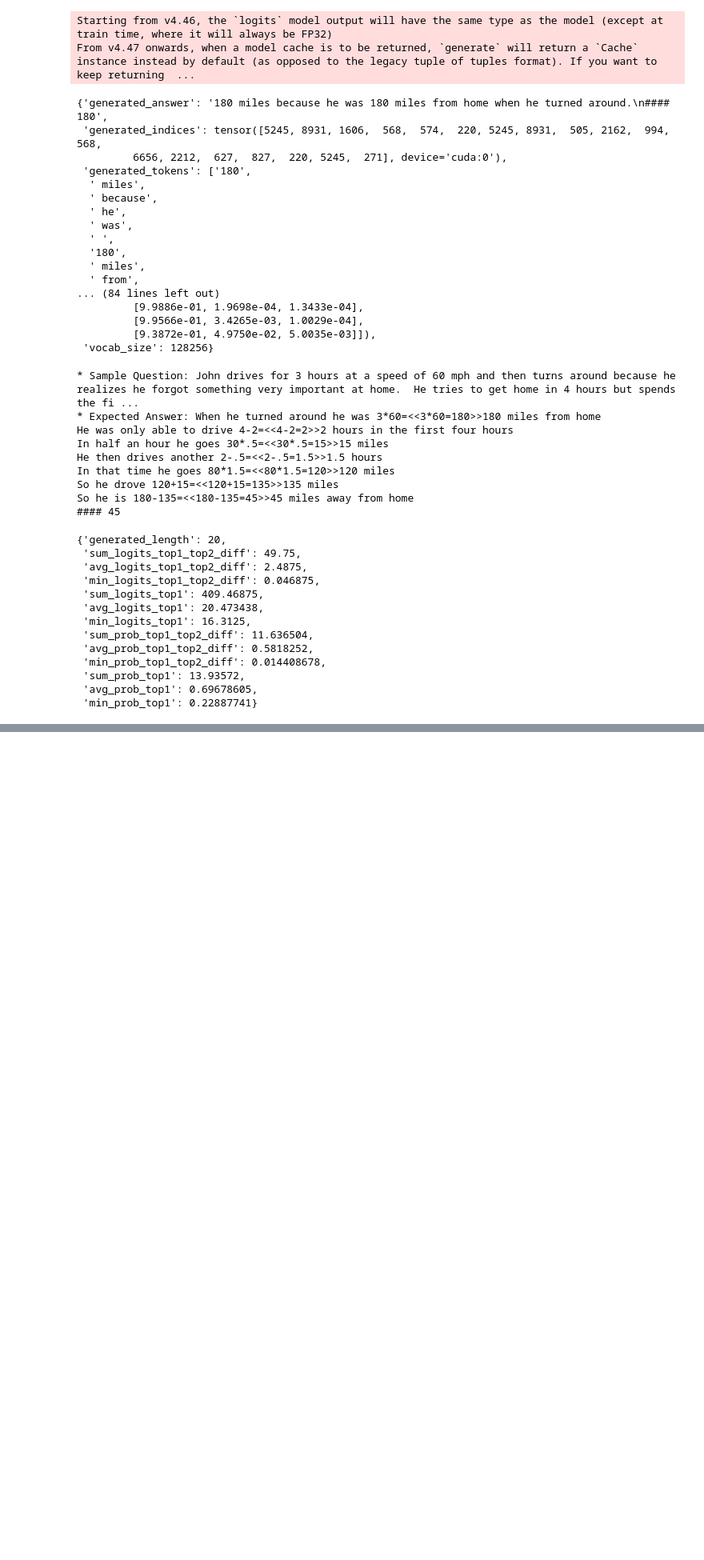
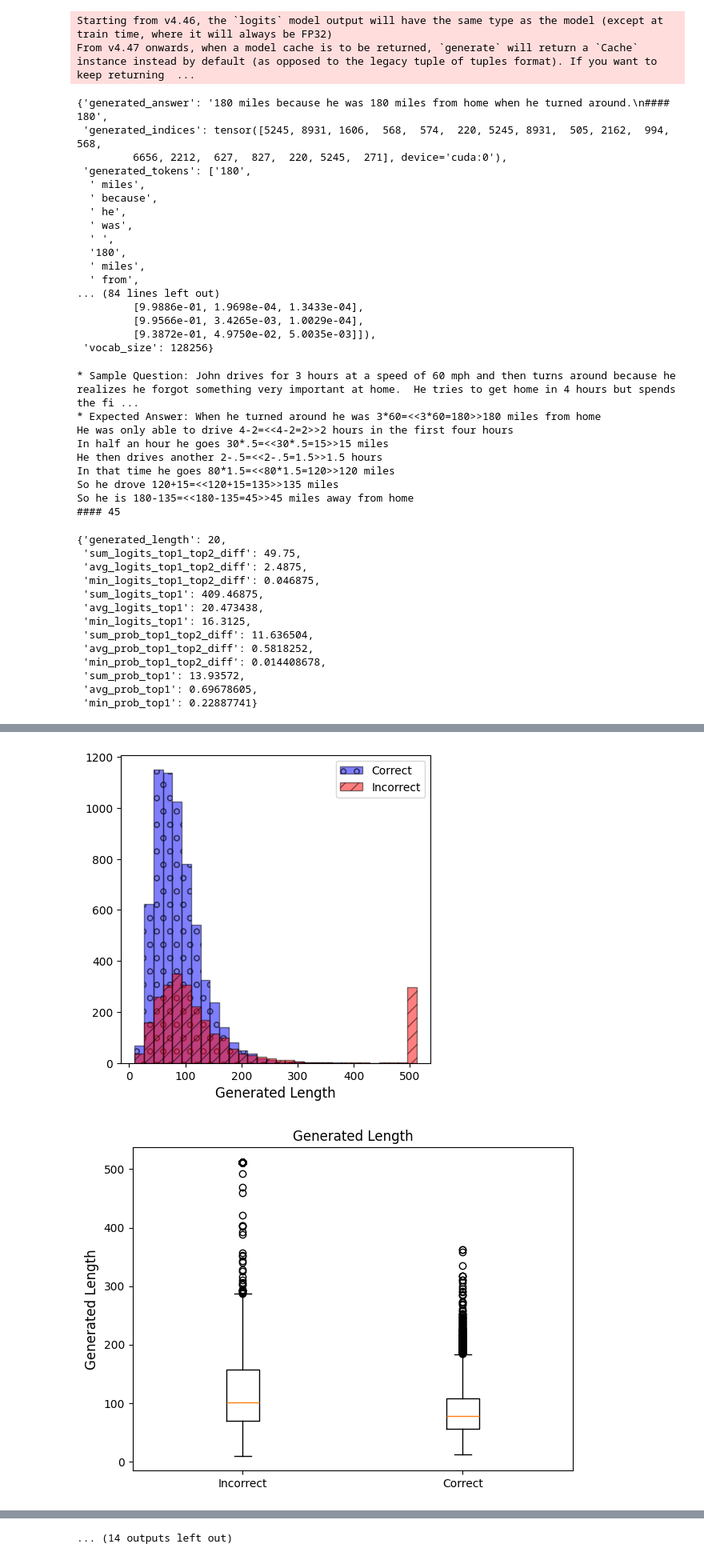
Before and after one commit to SewoongLee/probing-reasoning, a Jupyter notebook: probe-logits-llama-3.2-3B-Instruct-gsm8k-performance_probing.ipynb, the cells around one changed output, grey strips where cells are left out. Shown at 80% size. Drawn from its saved outputs; the diff is of its cells as text; code cells hidden in the pictures; blank space fills up the shorter version.

```diff
--- a/probe-logits-llama-3.2-3B-Instruct-gsm8k-performance_probing.ipynb
+++ b/probe-logits-llama-3.2-3B-Instruct-gsm8k-performance_probing.ipynb
@@ -256,7 +256,7 @@ train_features = []
 train_labels = []
 
 print("Processing training data...")
-for i, qna in enumerate(tqdm(train_qnas[:10])): # Change here (e.g., qnas[:20]) for quick testing
+for i, qna in enumerate(tqdm(train_qnas[:])): # Change here (e.g., qnas[:20]) for quick testing
 
     ans_data = generate_answer(question_to_prompt(qna['question']), top_k=1)
 
@@ -280,7 +280,7 @@ test_features = []
 test_labels = []
 
 print("Processing test data...")
-for i, qna in enumerate(tqdm(test_qnas[:10])): # Change here (e.g., qnas[:20]) for quick testing
+for i, qna in enumerate(tqdm(test_qnas[:])): # Change here (e.g., qnas[:20]) for quick testing
 
     ans_data = generate_answer(question_to_prompt(qna['question']), top_k=1)
 
@@ -389,0 +323,70 @@ plt.show()
+# %%
+import numpy as np
+import matplotlib.pyplot as plt
+
+# LaTeX-friendly feature names
+feature_latex_names = {
+    'generated_length': r'Generated Length',
+    'sum_logits_top1_top2_diff': r'$\sum (z_1 - z_2)$',
+    'avg_logits_top1_top2_diff': r'$\mathbb{E}[z_1 - z_2]$',
+    'min_logits_top1_top2_diff': r'$\min(z_1 - z_2)$',
+    'sum_logits_top1': r'$\sum z_1$',
+    'avg_logits_top1': r'$\mathbb{E}[z_1]$',
+    'min_logits_top1': r'$\min(z_1)$',
+    'sum_prob_top1_top2_diff': r'$\sum (p_1 - p_2)$',
+    'avg_prob_top1_top2_diff': r'$\mathbb{E}[p_1 - p_2]$',
+    'min_prob_top1_top2_diff': r'$\min(p_1 - p_2)$',
+    'sum_prob_top1': r'$\sum p_1$',
+    'avg_prob_top1': r'$\mathbb{E}[p_1]$',
+    'min_prob_top1': r'$\min(p_1)$'
+}
+
+# Convert dictionary features to matrix and get keys
+def extract_features_from_dict(features):
+    return np.array([list(sample.values()) for sample in features]), list(features[0].keys())
+
+# Prepare features and keys
+train_features_matrix, feature_keys = extract_features_from_dict(train_features)
+test_features_matrix, _ = extract_features_from_dict(test_features)
+
+# Combine train and test data for comprehensive visualization
+all_features_matrix = np.vstack((train_features_matrix, test_features_matrix))
+all_labels = np.concatenate((train_labels, test_labels))
+
+# For each feature, plot histograms and box plots
+for i, key in enumerate(feature_keys):
+    # Get feature values
+    feature_values = all_features_matrix[:, i]
+
+    # Separate values by label
+    feature_values_correct = feature_values[all_labels == 1]
+    feature_values_incorrect = feature_values[all_labels == 0]
+
+    # Calculate global range for consistent bins
+    global_min = min(feature_values_correct.min(), feature_values_incorrect.min())
+    global_max = max(feature_values_correct.max(), feature_values_incorrect.max())
+    bin_range = (global_min, global_max)
+
+    # Create histograms
+    plt.figure(figsize=(5, 5))
+
+    # Histogram
+    plt.hist(feature_values_correct, bins=30, range=bin_range, alpha=0.5, label='Correct', color='blue', edgecolor='black', hatch='o')
+    plt.hist(feature_values_incorrect, bins=30, range=bin_range, alpha=0.5, label='Incorrect', color='red', edgecolor='black', hatch='//')
+    plt.xlabel(feature_latex_names[key], fontsize=12)
+    # plt.ylabel(r'Frequency')
+    # plt.title(key)
+    plt.legend()
+    plt.show()
+
+    # Box plot
+    data_to_plot = [feature_values_incorrect, feature_values_correct]
+    plt.boxplot(data_to_plot, tick_labels=['Incorrect', 'Correct'])
+    plt.ylabel(feature_latex_names[key], fontsize=12)
+    plt.title(f'{feature_latex_names[key]}')
+
+    plt.tight_layout()
+    plt.show()
+# %% [output]
+[figure, added]
+[figure, added]
@@ -389,0 +403 @@ plt.show()
+... (14 outputs left out)
```
Also changed, not shown: parts of 9 cells of this notebook.
